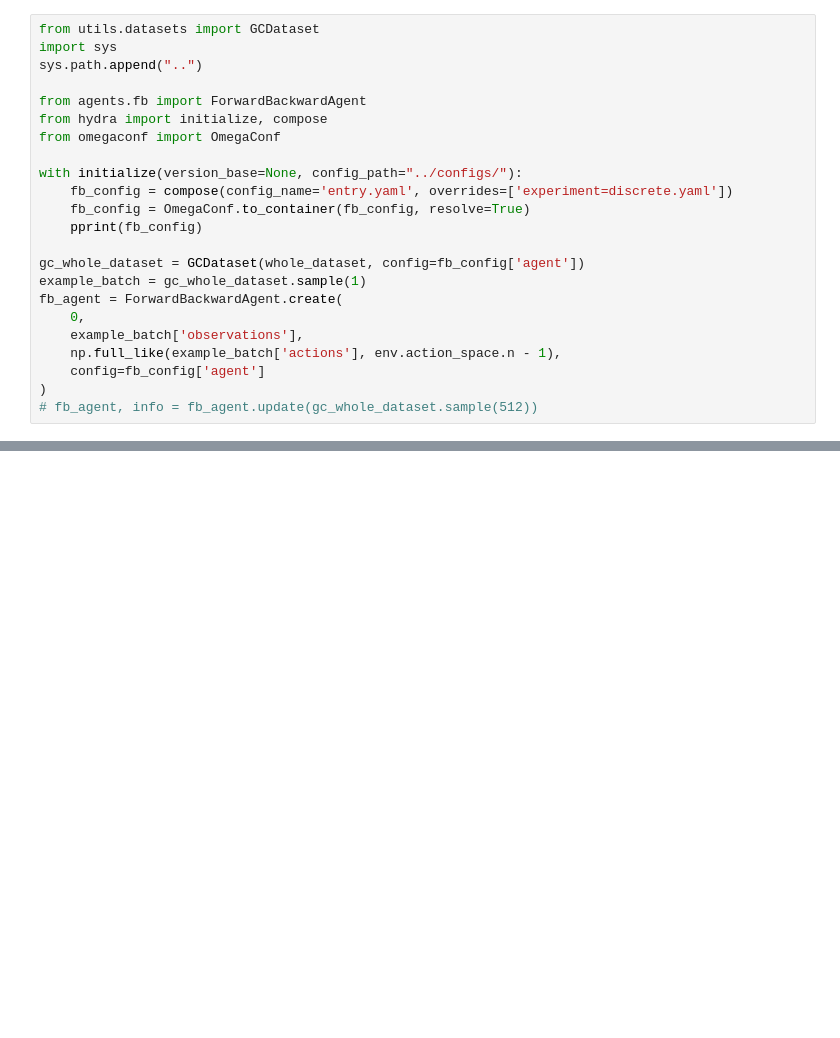
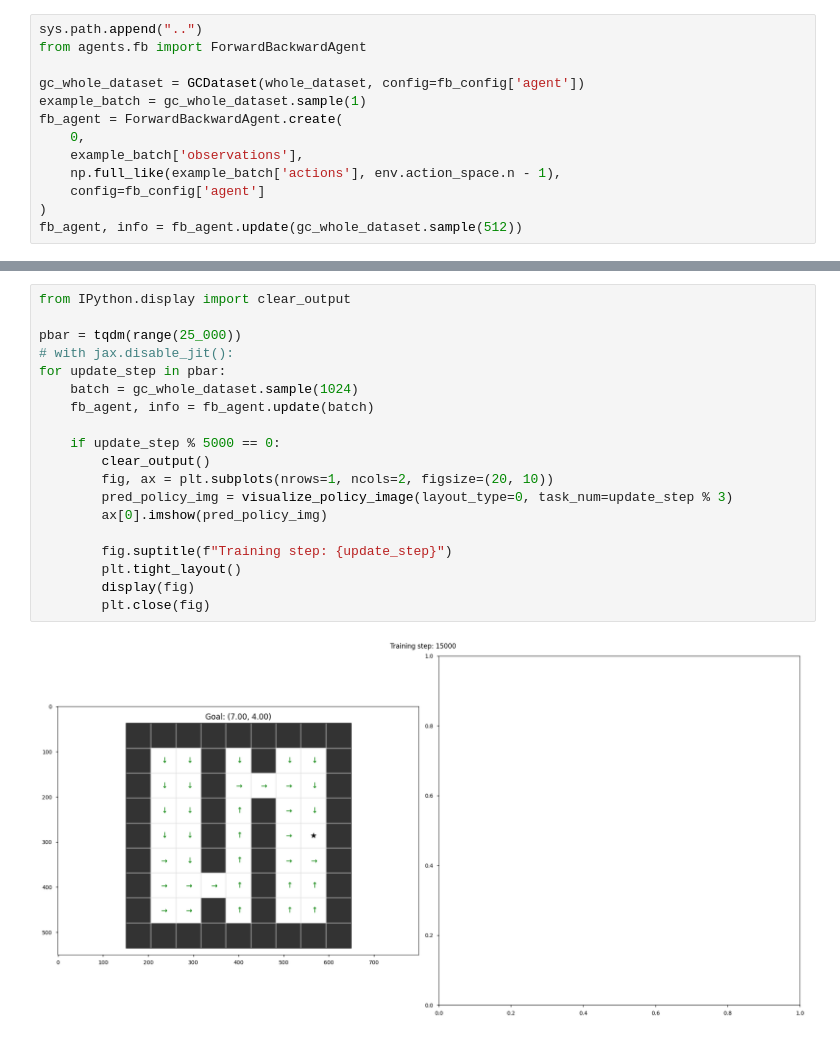
Before and after one commit to skylooop/BeliefConditionedFB, a Jupyter notebook: notebooks/in_context_fb.ipynb, the cells around one changed output, grey strips where cells are left out. Cells and saved outputs as stored; diff of their text form; blank space fills up the shorter version.

```diff
--- a/notebooks/in_context_fb.ipynb
+++ b/notebooks/in_context_fb.ipynb
@@ -232,16 +125,6 @@ whole_dataset = Dataset.create(**jax.device_get(whole_data))
 # %%
-from utils.datasets import GCDataset
-import sys
 sys.path.append("..")
-
 from agents.fb import ForwardBackwardAgent
-from hydra import initialize, compose
-from omegaconf import OmegaConf
-
-with initialize(version_base=None, config_path="../configs/"):
-    fb_config = compose(config_name='entry.yaml', overrides=['experiment=discrete.yaml'])
-    fb_config = OmegaConf.to_container(fb_config, resolve=True)
-    pprint(fb_config)
 
 gc_whole_dataset = GCDataset(whole_dataset, config=fb_config['agent'])
 example_batch = gc_whole_dataset.sample(1)
@@ -251,4 +134,4 @@ fb_agent = ForwardBackwardAgent.create(
     np.full_like(example_batch['actions'], env.action_space.n - 1),
     config=fb_config['agent']
 )
-# fb_agent, info = fb_agent.update(gc_whole_dataset.sample(512))
+fb_agent, info = fb_agent.update(gc_whole_dataset.sample(512))
@@ -289,0 +221,21 @@ info
+# %%
+from IPython.display import clear_output
+
+pbar = tqdm(range(25_000))
+# with jax.disable_jit():
+for update_step in pbar:
+    batch = gc_whole_dataset.sample(1024)
+    fb_agent, info = fb_agent.update(batch)
+
+    if update_step % 5000 == 0:
+        clear_output()
+        fig, ax = plt.subplots(nrows=1, ncols=2, figsize=(20, 10))
+        pred_policy_img = visualize_policy_image(layout_type=0, task_num=update_step % 3)
+        ax[0].imshow(pred_policy_img)
+
+        fig.suptitle(f"Training step: {update_step}")
+        plt.tight_layout()
+        display(fig)
+        plt.close(fig)
+# %% [output]
+[figure, added]
```
Also changed, not shown: parts of 22 cells of this notebook, 14 other files.
